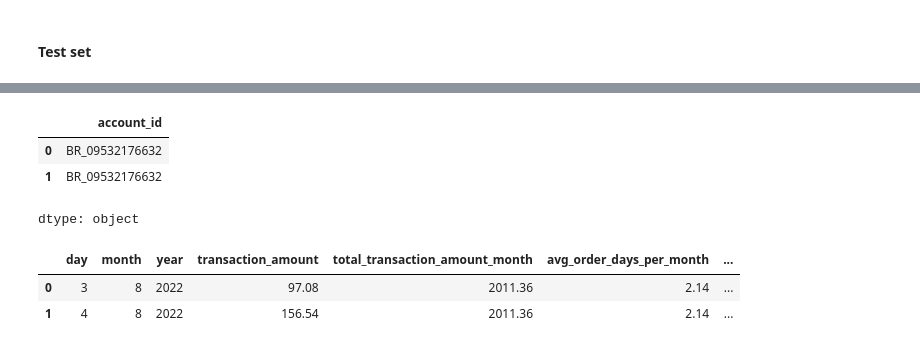
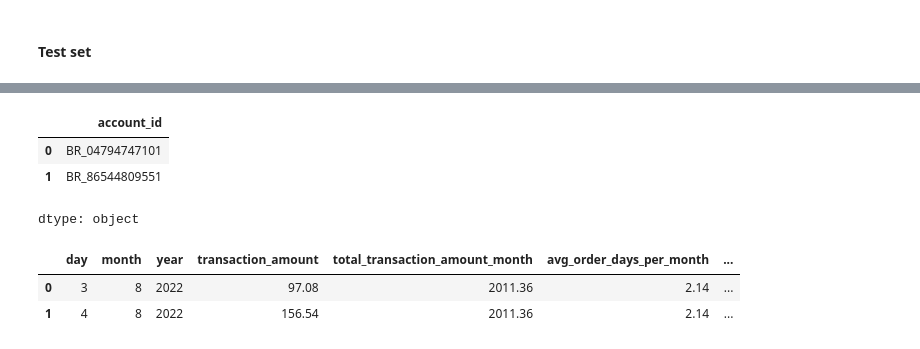
Before and after one commit to telmacarvalho/cases, a Jupyter notebook: case_bees.ipynb, the cells around one changed output, grey strips where cells are left out. Drawn from its saved outputs; the diff is of its cells as text; code cells hidden in the pictures.

```diff
--- a/case_bees.ipynb
+++ b/case_bees.ipynb
@@ -1600,0 +1563,6 @@ print(type(y_train))
+# %%
+# Sort by order_date to time-based split
+august_sorted_df = processed_august_df.sort_values('order_date').reset_index(
+    drop=True
+)
+august_sorted_df
@@ -1601,11 +1591,11 @@ print(type(y_train))
 # %%
 # Save account_ids separately to reattach predictions later
-account_ids = processed_august_df['account_id'].copy()
+account_ids = august_sorted_df['account_id'].copy()
 account_ids.head(2)
 # %% [output]
 |  | account_id |
-| 0 | BR_09532176632 |
-| 1 | BR_09532176632 |
+| 0 | BR_04794747101 |
+| 1 | BR_86544809551 |
 dtype: object
 # %%
 X_test = processed_august_df[features]
```
Also changed, not shown: parts of 27 cells of this notebook.
